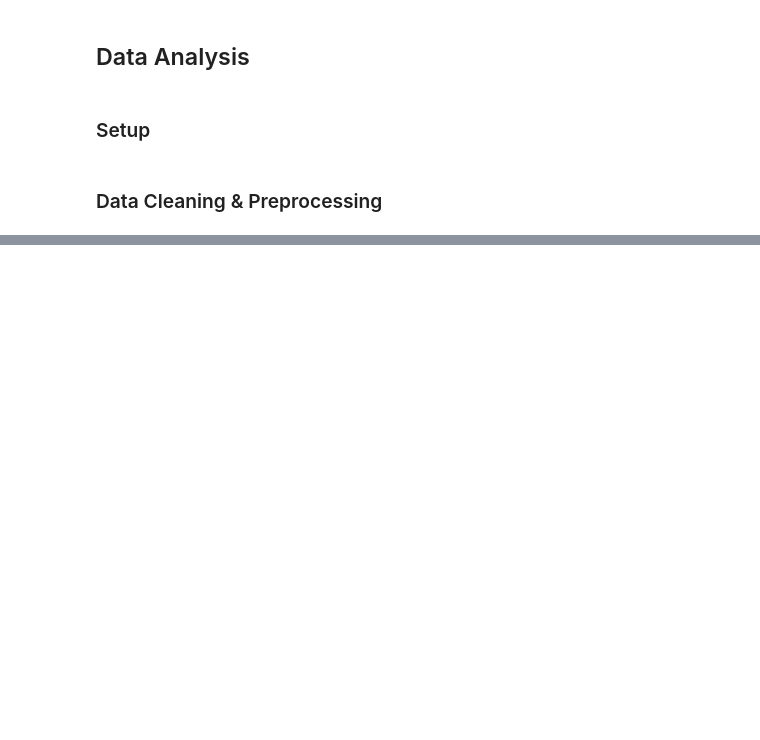
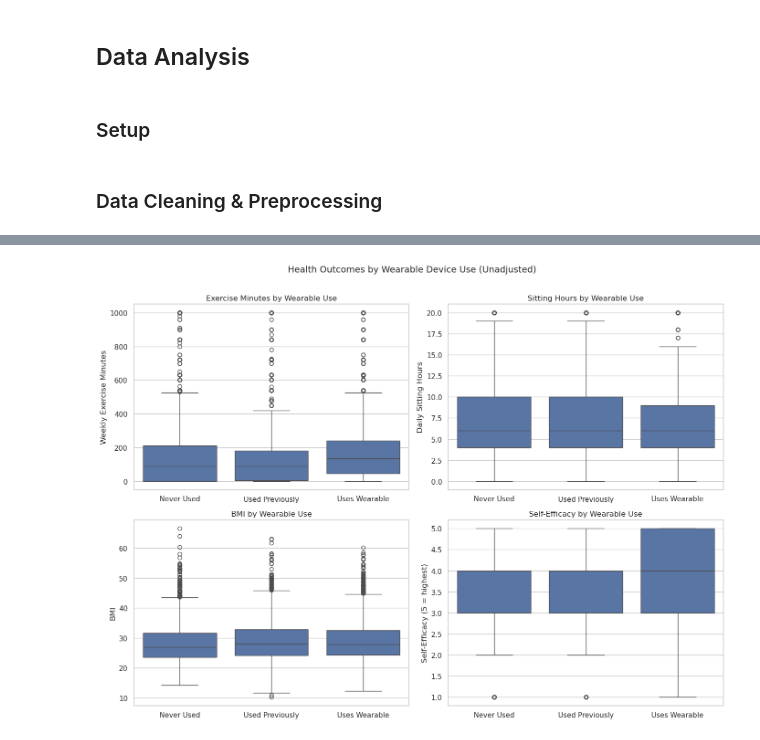
Before and after one commit to COGS108/Group-SP26-104, a Jupyter notebook: 03-FinalProject.ipynb, the cells around one changed output, grey strips where cells are left out. Cells and saved outputs as stored; diff of their text form; code cells hidden in the pictures; blank space fills up the shorter version.

```diff
--- a/03-FinalProject.ipynb
+++ b/03-FinalProject.ipynb
@@ -948,0 +386,32 @@ Overall, the findings suggest that wearable fitness trackers are related to phys
+# %%
+fig, axes = plt.subplots(2, 2, figsize = (14, 10))
+
+sns.boxplot(data = hints_clean, x = 'Wearable_Label', y = 'Exercise_Capped',
+            order = wearable_order, ax = axes[0, 0])
+axes[0, 0].set_title('Exercise Minutes by Wearable Use')
+axes[0, 0].set_xlabel('')
+axes[0, 0].set_ylabel('Weekly Exercise Minutes')
+
+sns.boxplot(data = hints_clean, x = 'Wearable_Label', y = 'Sitting_Hours',
+            order = wearable_order, ax = axes[0, 1])
+axes[0, 1].set_title('Sitting Hours by Wearable Use')
+axes[0, 1].set_xlabel('')
+axes[0, 1].set_ylabel('Daily Sitting Hours')
+
+sns.boxplot(data = hints_clean, x = 'Wearable_Label', y = 'BMI',
+            order = wearable_order, ax = axes[1, 0])
+axes[1, 0].set_title('BMI by Wearable Use')
+axes[1, 0].set_xlabel('')
+axes[1, 0].set_ylabel('BMI')
+
+sns.boxplot(data = hints_clean, x = 'Wearable_Label', y = 'Self_Efficacy_R',
+            order = wearable_order, ax = axes[1, 1])
+axes[1, 1].set_title('Self-Efficacy by Wearable Use')
+axes[1, 1].set_xlabel('')
+axes[1, 1].set_ylabel('Self-Efficacy (5 = highest)')
+
+plt.suptitle('Health Outcomes by Wearable Device Use (Unadjusted)', fontsize = 14, y = 1.01)
+plt.tight_layout()
+plt.show()
+# %% [output]
+[figure, added]
```
Also changed, not shown: parts of 107 cells of this notebook, 2 other files.
